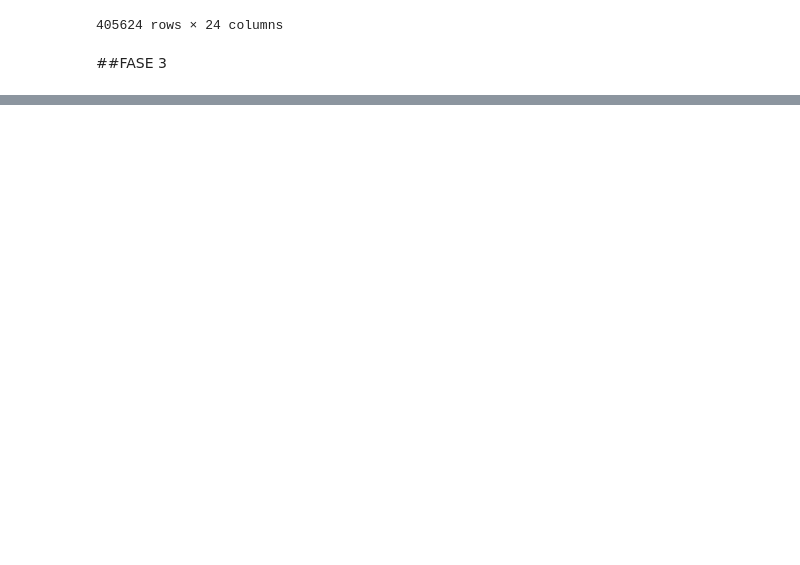
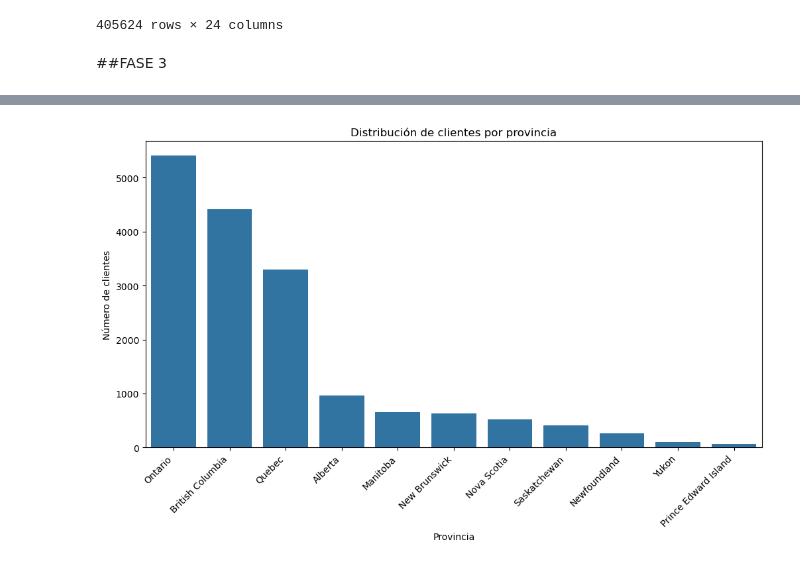
Before and after one commit to Adalab/bda-modulo-3-evaluacion-final-Martitaa, a Jupyter notebook: evaluacion_final.ipynb, the cells around one changed output, grey strips where cells are left out. Drawn from its saved outputs; the diff is of its cells as text; code cells hidden in the pictures; blank space fills up the shorter version.

```diff
--- a/evaluacion_final.ipynb
+++ b/evaluacion_final.ipynb
@@ -328,0 +364,5 @@ df_unido
+# %%
+#¿Cuál es la distribución de los clientes por provincia o estado?
+clientes_por_provincia = df_clientes['Province'].value_counts().reset_index()
+clientes_por_provincia.columns = ['Province', 'Num_Clientes']
+clientes_por_provincia
@@ -328,0 +382,10 @@ df_unido
+# %%
+plt.figure(figsize=(12,6))
+sns.barplot(data=clientes_por_provincia, x='Province', y='Num_Clientes')
+plt.xticks(rotation=45, ha='right')
+plt.title('Distribución de clientes por provincia')
+plt.ylabel('Número de clientes')
+plt.xlabel('Provincia')
+plt.show()
+# %% [output]
+[figure, added]
```
Also changed, not shown: parts of 17 cells of this notebook.
